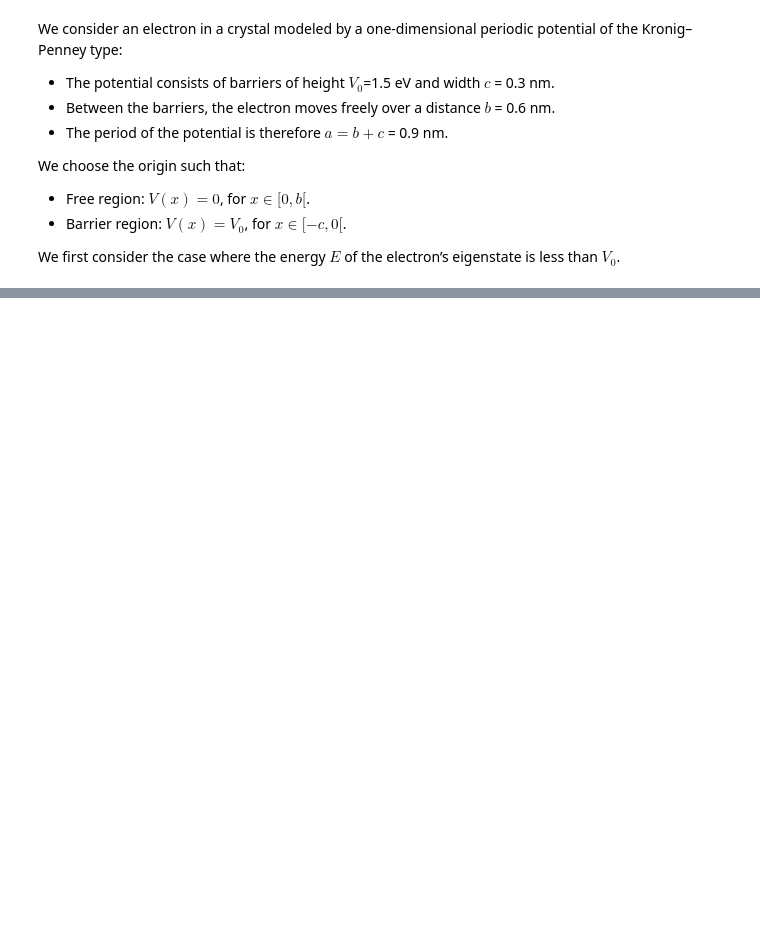
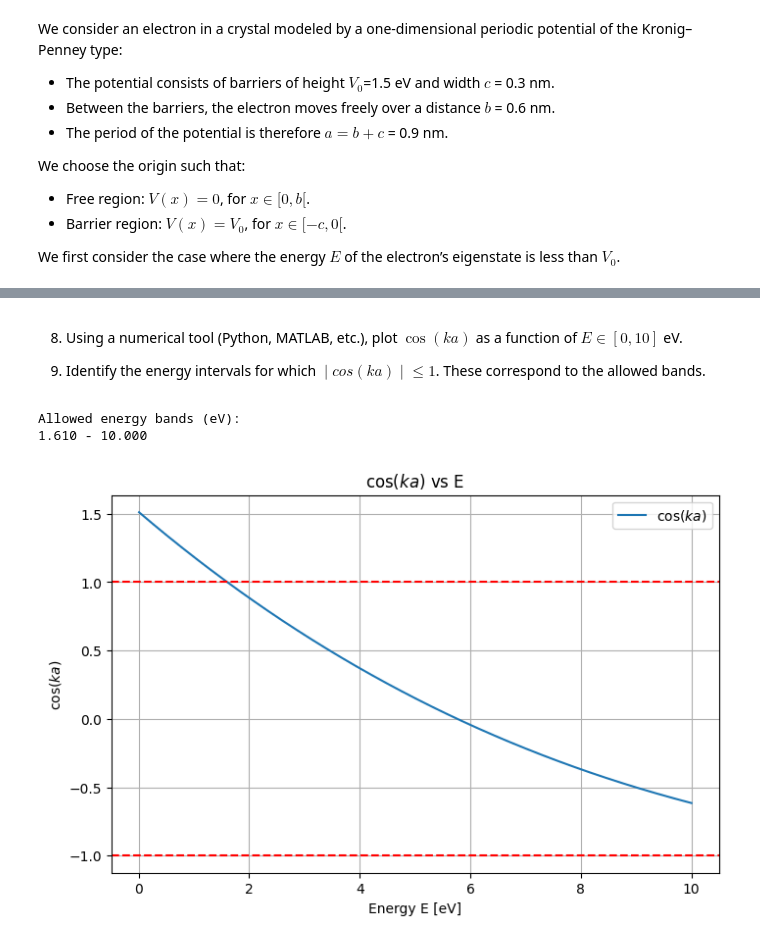
Before and after one commit to MariyaSV78/notebook_Model_Kronig-Penney, a Jupyter notebook: Model_Kronig-Penney.ipynb, the cells around one changed output, grey strips where cells are left out. Cells and saved outputs as stored; diff of their text form; code cells hidden in the pictures; blank space fills up the shorter version.

```diff
--- a/Model_Kronig-Penney.ipynb
+++ b/Model_Kronig-Penney.ipynb
@@ -99,0 +526,71 @@ $$
+# %% [markdown]
+8. Using a numerical tool (Python, MATLAB, etc.), plot $\cos(k a)$ as a function of $ E ∈ [0,10]$ eV.
+
+9. Identify the energy intervals for which $∣cos(k a)∣ ≤ 1$. These correspond to the allowed bands.
+# %%
+import numpy as np
+import matplotlib.pyplot as plt
+from itertools import groupby
+from operator import itemgetter
+
+# Constants
+hbar = 1.0545718e-34   # Reduced Planck constant [J·s]
+m = 9.10938356e-31     # Electron mass [kg]
+eV = 1.60218e-19       # 1 eV in Joules
+
+# Kronig-Penney parameters
+V0 = 5.0 * eV          # Barrier height [J]
+b = 1e-10              # Width of free region [m]
+c = 0.5e-10            # Width of barrier [m]
+a = b + c              # Lattice period
+
+# Energy range [0,10 eV]
+E_eV = np.linspace(0.01, 10, 1000)  # Avoid E=0 for sqrt
+E = E_eV * eV
+
+# Initialize cos(ka)
+cos_ka = np.zeros_like(E)
+
+# Compute alpha, beta/kappa and cos(ka)
+for i, Ei in enumerate(E):
+    alpha = np.sqrt(2 * m * Ei) / hbar
+    if Ei < V0:
+        beta = np.sqrt(2 * m * (V0 - Ei)) / hbar
+        cos_ka[i] = (np.cos(alpha * b) * np.cosh(beta * c)
+        - ((alpha**2 - beta**2)/(2 * alpha * beta)) * np.sin(alpha * b) * np.sinh(beta * c))
+    elif Ei > V0:
+        kappa = np.sqrt(2 * m * (Ei - V0)) / hbar
+        cos_ka[i] = (np.cos(alpha * b) * np.cos(kappa * c)
+        - ((alpha**2 + kappa**2) / (2 * alpha * kappa)) * np.sin(alpha * b) * np.sin(kappa * c))
+    else:  # Ei == V0, limit case
+        cos_ka[i] = np.cos(alpha * b) - 0.5 * alpha * c * np.sin(alpha * b)
+
+
+# Identify allowed bands (|cos(ka)| <= 1)
+allowed = np.abs(cos_ka) <= 1
+indices = np.where(allowed)[0]
+
+intervals = []
+for k, g in groupby(enumerate(indices), lambda ix: ix[0]-ix[1]):
+    group = list(map(itemgetter(1), g))
+    intervals.append((E_eV[group[0]], E_eV[group[-1]]))
+
+print("Allowed energy bands (eV):")
+for start, end in intervals:
+    print(f"{start:.3f} - {end:.3f}")
+
+# Plot
+plt.figure(figsize=(8,5))
+plt.plot(E_eV, cos_ka, label=r'$\cos(ka)$')
+plt.axhline(1, color='r', linestyle='--')
+plt.axhline(-1, color='r', linestyle='--')
+plt.xlabel('Energy E [eV]')
+plt.ylabel(r'$\cos(ka)$')
+plt.title('$\cos(ka)$ vs E')
+plt.legend()
+plt.grid(True)
+plt.show()
+# %% [output]
+Allowed energy bands (eV):
+1.610 - 10.000
+[figure, added]
```
Also changed, not shown: parts of 14 cells of this notebook, 4 other files.
